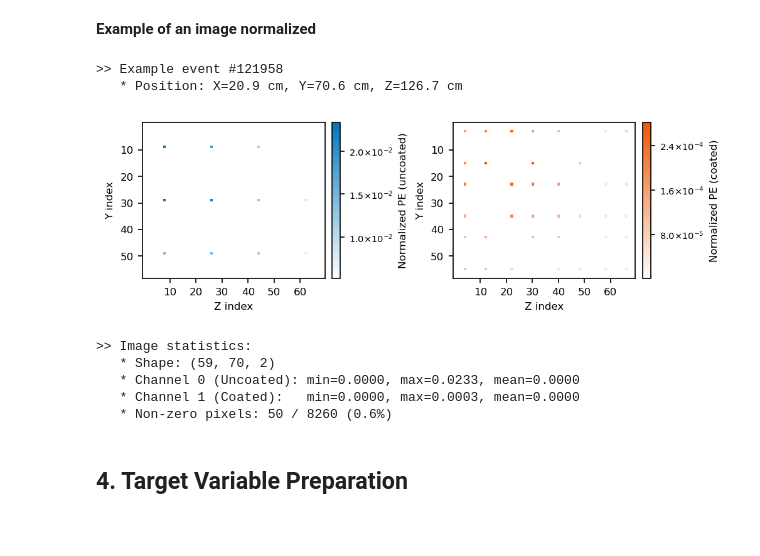
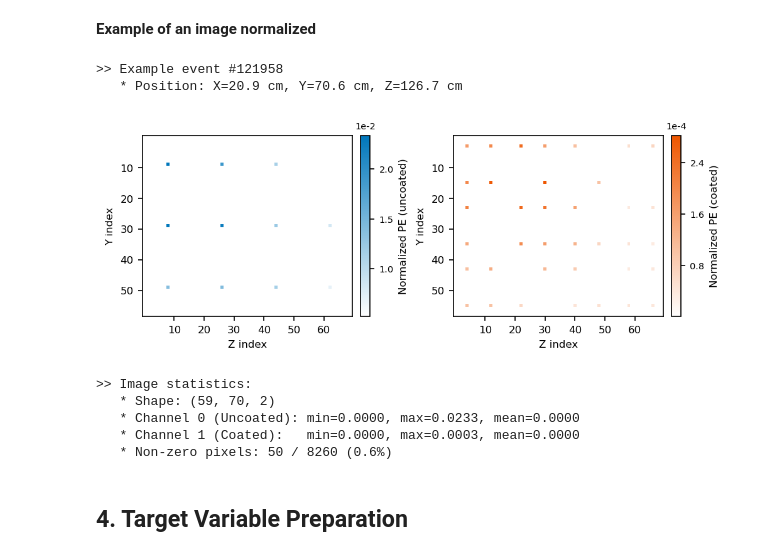
Before and after one commit to SBNSoftware/sbndcode, a Jupyter notebook: sbndcode/NuIntNNOpReco/2-cnn-training-notebooks/PosDirCoords_Training.ipynb, the cells around one changed output. Saved outputs shown, nothing was run; the diff lists cells and outputs as text; code cells hidden in the pictures; blank space fills up the shorter version.

```diff
--- a/sbndcode/NuIntNNOpReco/2-cnn-training-notebooks/PosDirCoords_Training.ipynb
+++ b/sbndcode/NuIntNNOpReco/2-cnn-training-notebooks/PosDirCoords_Training.ipynb
@@ -218,7 +219,7 @@ Total events loaded: 554,528  —  243.0s
 # Visualize example PE images for a random event
 import math, colorsys
 import matplotlib.colors as mcolors
-from matplotlib.ticker import FuncFormatter, MaxNLocator
+from matplotlib.ticker import MaxNLocator, FuncFormatter
 from matplotlib.colors import LinearSegmentedColormap, PowerNorm
 
 def saturate(color, factor=1.8):
@@ -235,13 +236,6 @@ def nice_vmax(v):
     mag = 10 ** math.floor(math.log10(v))
     return math.ceil(v / (mag / 2)) * (mag / 2)
 
-def sci_fmt(x, pos):
-    if x == 0:
-        return r'$0$'
-    exp = int(math.floor(math.log10(abs(x))))
-    coef = x / 10**exp
-    return rf'${coef:.1f}{{\times}}10^{{{exp}}}$'
-
 np.random.seed(42)
 event_idx = np.random.randint(0, len(images))
 print(f'>> Example event #{event_idx}')
@@ -252,40 +246,43 @@ img = images[event_idx]  # Shape: (59, 70, 2)
 img_u = np.ma.masked_where(img[:, :, 0] == 0, img[:, :, 0])
 img_c = np.ma.masked_where(img[:, :, 1] == 0, img[:, :, 1])
 
-fig, axes = plt.subplots(1, 2, figsize=(6.6, 2.1), constrained_layout=True)
+fig, axes = plt.subplots(1, 2, figsize=(6.6, 2.5), constrained_layout=True)
 
 for ax, data, cmap, label in zip(
         axes,
         [img_u, img_c],
         [cmap_u, cmap_c],
         ['Normalized PE (uncoated)', 'Normalized PE (coated)']):
     vmax = nice_vmax(float(data.max()))
     im = ax.imshow(data, cmap=cmap, aspect='auto', origin='upper')
     ax.set_xticks([10, 20, 30, 40, 50, 60])
     ax.set_yticks([10, 20, 30, 40, 50])
     ax.set_xlabel('Z index', fontsize=8)
     ax.set_ylabel('Y index', fontsize=8)
     ax.tick_params(labelsize=8)
     cb = fig.colorbar(im, ax=ax, fraction=0.046, pad=0.04)
     cb.set_label(label, fontsize=8)
     cb.locator = MaxNLocator(nbins=4, min_n_ticks=3)
-    cb.formatter = FuncFormatter(sci_fmt)
+    dmax = float(data.max())
+    exp = int(math.floor(math.log10(dmax))) if dmax > 0 else 0
+    cb.formatter = FuncFormatter(lambda x, _, e=exp: f'{x/10**e:.1f}' if x != 0 else '0')
     cb.update_ticks()
     cb.ax.tick_params(labelsize=7)
+    cb.ax.set_title(f'1e{exp:d}', fontsize=7, pad=5)
 
-plt.savefig(f'{SAVE_DIR}/pe_images_example.png', dpi=SAVE_DPI, bbox_inches='tight')
+plt.savefig(f'{SAVE_DIR}/pe_images_example.png', dpi=500, bbox_inches='tight')
 plt.savefig(f'{SAVE_DIR}/pe_images_example.pdf', bbox_inches='tight')
 plt.show()
 
 print(f'\n>> Image statistics:')
 print(f'   * Shape: {img.shape}')
 print(f'   * Channel 0 (Uncoated): min={img[:,:,0].min():.4f}, max={img[:,:,0].max():.4f}, mean={img[:,:,0].mean():.4f}')
 print(f'   * Channel 1 (Coated):   min={img[:,:,1].min():.4f}, max={img[:,:,1].max():.4f}, mean={img[:,:,1].mean():.4f}')
 print(f'   * Non-zero pixels: {np.count_nonzero(img)} / {img.size} ({100*np.count_nonzero(img)/img.size:.1f}%)')
 # %% [output]
 >> Example event #121958
    * Position: X=20.9 cm, Y=70.6 cm, Z=126.7 cm
-[figure, old version]
+[figure, new version]
 >> Image statistics:
    * Shape: (59, 70, 2)
    * Channel 0 (Uncoated): min=0.0000, max=0.0233, mean=0.0000
```
Also changed, not shown: parts of 5 cells of this notebook, 2 other files.
